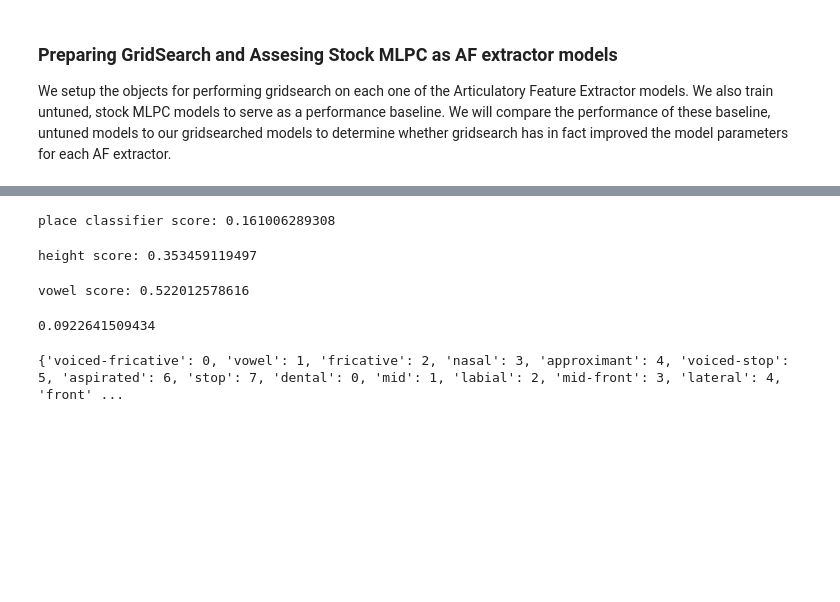
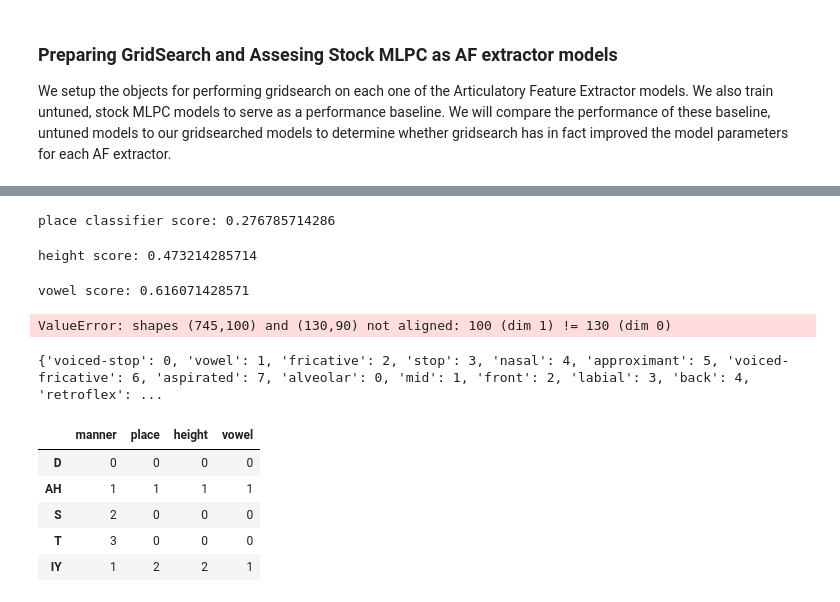
Before and after one commit to bwc126/MLND-Subvocal, a Jupyter notebook: Subvocal.ipynb, the cells around one changed output, grey strips where cells are left out. Drawn from its saved outputs; the diff is of its cells as text; code cells hidden in the pictures; blank space fills up the shorter version.

Commit message:
feat: Implement usage of new simple svr words

```diff
--- a/Subvocal.ipynb
+++ b/Subvocal.ipynb
@@ -102,8 +99,25 @@ import pandas
 #     trans_labels = trans_labels.append(trans_labels_iter)
 
 # print('Aligned Data shape:',aligned_data.shape,'Trans labels shape:',trans_labels.shape)
+y = pandas.DataFrame()
+X = pandas.DataFrame()
 for word in labels:
 #     append labels to the master label dataframe
+    label_frame = labels[word]
+    y = y.append(label_frame)
 #     Use phonemes to name each series in 'windows' for that word
+    window_frame = windows[word]
+    if len(label_frame.axes[0]):
+        window_frame = window_frame.rename_axis(lambda x: label_frame.axes[0][x])
+        X = X.append(window_frame)
+    else:
+        print('no labels for:',word)
+
+#     for row in range(label_frame.shape[0]):
+
+#         new_row = pandas.Series(window_frame.iloc[row])
+#         new_row.name = label_frame.iloc[row].name
+#         X = X.append(new_row)
 #     Append windows to a master window dataframe
+# X = X.rename_axis(list(zip(X.axes[0],y.axes[0])))
 # %% [output]
@@ -257,44 +287,44 @@ manner score: 0.405031446541
 # %%
 place_union = FeatureUnion([('pca',PCA(n_components=0.9)),('kbest',SelectKBest(k=1))])
-place_reduced_data = place_union.fit_transform(aligned_data, trans_labels['place'])
-place_X_train, place_X_test, place_y_train, place_y_test = train_test_split(place_reduced_data, trans_labels, test_size=0.15, random_state=12)
+place_reduced_data = place_union.fit_transform(X, y['place'])
+place_X_train, place_X_test, place_y_train, place_y_test = train_test_split(place_reduced_data, y, test_size=0.15, random_state=12)
 
 
-place_classifier3 = MLPC(solver='adam',alpha=0.00001,hidden_layer_sizes=(120,120),random_state=6,max_iter=300)
+place_classifier3 = MLPC(solver='adam',alpha=100,hidden_layer_sizes=(100,100,100),random_state=6,max_iter=900)
 place_classifier3.fit(place_X_train, place_y_train['place'])
 p_score3 = place_classifier3.score(place_X_test, place_y_test['place'])
 print('place classifier score:',p_score3)
 # %% [output]
-place classifier score: 0.161006289308
+place classifier score: 0.276785714286
 # %%
-height_union = FeatureUnion([('pca',PCA(n_components=0.9)),('kbest',SelectKBest(k=1))])
-height_reduced_data = height_union.fit_transform(aligned_data, trans_labels['height'])
-height_X_train, height_X_test, height_y_train, height_y_test = train_test_split(height_reduced_data, trans_labels, test_size=0.15, random_state=12)
+height_union = FeatureUnion([('pca',PCA(n_components=0.5)),('kbest',SelectKBest(k=1))])
+height_reduced_data = height_union.fit_transform(X, y['height'])
+height_X_train, height_X_test, height_y_train, height_y_test = train_test_split(height_reduced_data, y, test_size=0.15, random_state=12)
 
 
-height_classifier3 = MLPC(solver='adam',alpha=0.00001,hidden_layer_sizes=(180,180),random_state=12,max_iter=300)
+height_classifier3 = MLPC(solver='adam',alpha=1,hidden_layer_sizes=(1),random_state=12,max_iter=300)
 height_classifier3.fit(height_X_train, height_y_train['height'])
 h_score3 = height_classifier3.score(height_X_test, height_y_test['height'])
 print('height score:',h_score3)
 # %% [output]
-height score: 0.353459119497
+height score: 0.473214285714
 # %%
-vowel_union = FeatureUnion([('pca',PCA(n_components=0.9)),('kbest',SelectKBest(k=1))])
-vowel_reduced_data = vowel_union.fit_transform(aligned_data, trans_labels['vowel'])
-vowel_X_train, vowel_X_test, vowel_y_train, vowel_y_test = train_test_split(vowel_reduced_data, trans_labels, test_size=0.15, random_state=12)
+vowel_union = FeatureUnion([('pca',PCA(n_components=0.3)),('kbest',SelectKBest(k=1))])
+vowel_reduced_data = vowel_union.fit_transform(X, y['vowel'])
+vowel_X_train, vowel_X_test, vowel_y_train, vowel_y_test = train_test_split(vowel_reduced_data, y, test_size=0.15, random_state=12)
 
 
-vowel_classifier3 = MLPC(solver='adam',alpha=0.00001,hidden_layer_sizes=(180,180),random_state=12,max_iter=300)
+vowel_classifier3 = MLPC(solver='adam',alpha=100,hidden_layer_sizes=(90,90),random_state=12,max_iter=600)
 vowel_classifier3.fit(vowel_X_train, vowel_y_train['vowel'])
 v_score3 = vowel_classifier3.score(vowel_X_test, vowel_y_test['vowel'])
 print('vowel score:',v_score3)
 # %% [output]
-vowel score: 0.522012578616
+vowel score: 0.616071428571
 # %%
-pho_score = phoneme_classifier.score(aligned_data, phoneme_labels)
+pho_score = phoneme_classifier.score(X, phoneme_labels)
 print(pho_score)
 # %% [output]
-0.0922641509434
+ValueError: shapes (745,100) and (130,90) not aligned: 100 (dim 1) != 130 (dim 0)
 # %%
 from sklearn.preprocessing import LabelEncoder as LE
 from sklearn.feature_extraction import DictVectorizer as DV
@@ -307,11 +337,11 @@ p_count = Counter()
 h_count = Counter()
 v_count = Counter()
 
-for row in range(trans_labels.shape[0]):
-    m_count.update([trans_labels.iloc[row]['manner']])
-    p_count.update([trans_labels.iloc[row]['place']])
-    h_count.update([trans_labels.iloc[row]['height']])
-    v_count.update([trans_labels.iloc[row]['vowel']])
+for row in range(y.shape[0]):
+    m_count.update([y.iloc[row]['manner']])
+    p_count.update([y.iloc[row]['place']])
+    h_count.update([y.iloc[row]['height']])
+    v_count.update([y.iloc[row]['vowel']])
 
 counters = [m_count,p_count,h_count,v_count]
 
@@ -324,19 +354,26 @@ for count in counters:
 
 print(feature_dict)
 # %% [output]
-{'voiced-fricative': 0, 'vowel': 1, 'fricative': 2, 'nasal': 3, 'approximant': 4, 'voiced-stop': 5, 'aspirated': 6, 'stop': 7, 'dental': 0, 'mid': 1, 'labial': 2, 'mid-front': 3, 'lateral': 4, 'front' ...
+{'voiced-stop': 0, 'vowel': 1, 'fricative': 2, 'stop': 3, 'nasal': 4, 'approximant': 5, 'voiced-fricative': 6, 'aspirated': 7, 'alveolar': 0, 'mid': 1, 'front': 2, 'labial': 3, 'back': 4, 'retroflex': ...
 # %%
-num_labels = copy.copy(trans_labels)
-for row in range(trans_labels.shape[0]):
-    m_feat = trans_labels.iloc[row]['manner']
-    p_feat = trans_labels.iloc[row]['place']
-    h_feat = trans_labels.iloc[row]['height']
-    v_feat = trans_labels.iloc[row]['vowel']
+num_labels = copy.deepcopy(y)
+for row in range(y.shape[0]):
+    m_feat = y.iloc[row]['manner']
+    p_feat = y.iloc[row]['place']
+    h_feat = y.iloc[row]['height']
+    v_feat = y.iloc[row]['vowel']
     num_labels.iloc[row]['manner'] = feature_dict[m_feat]
     num_labels.iloc[row]['place'] = feature_dict[p_feat]
     num_labels.iloc[row]['height'] = feature_dict[h_feat]
     num_labels.iloc[row]['vowel'] = feature_dict[v_feat]
 num_labels.head()
+# %% [output]
+|  | manner | place | height | vowel |
+| D | 0 | 0 | 0 | 0 |
+| AH | 1 | 1 | 1 | 1 |
+| S | 2 | 0 | 0 | 0 |
+| T | 3 | 0 | 0 | 0 |
+| IY | 1 | 2 | 2 | 1 |
 # %%
 encoder = OHE()
 new_labels = encoder.fit_transform(num_labels)
```
Also changed, not shown: parts of 19 cells of this notebook.
